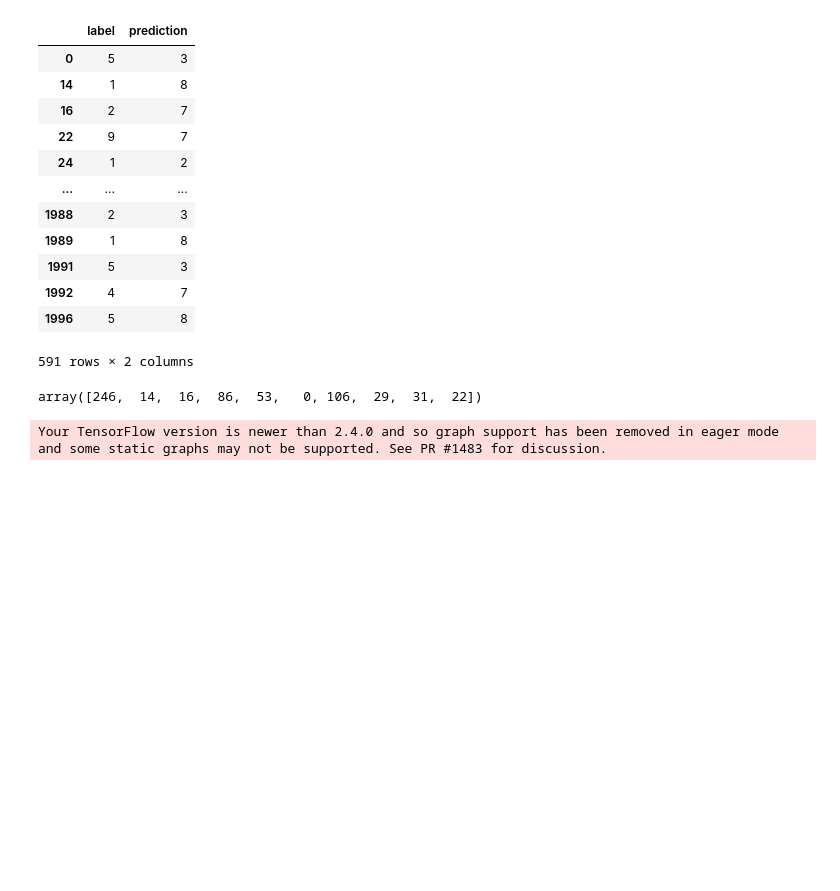
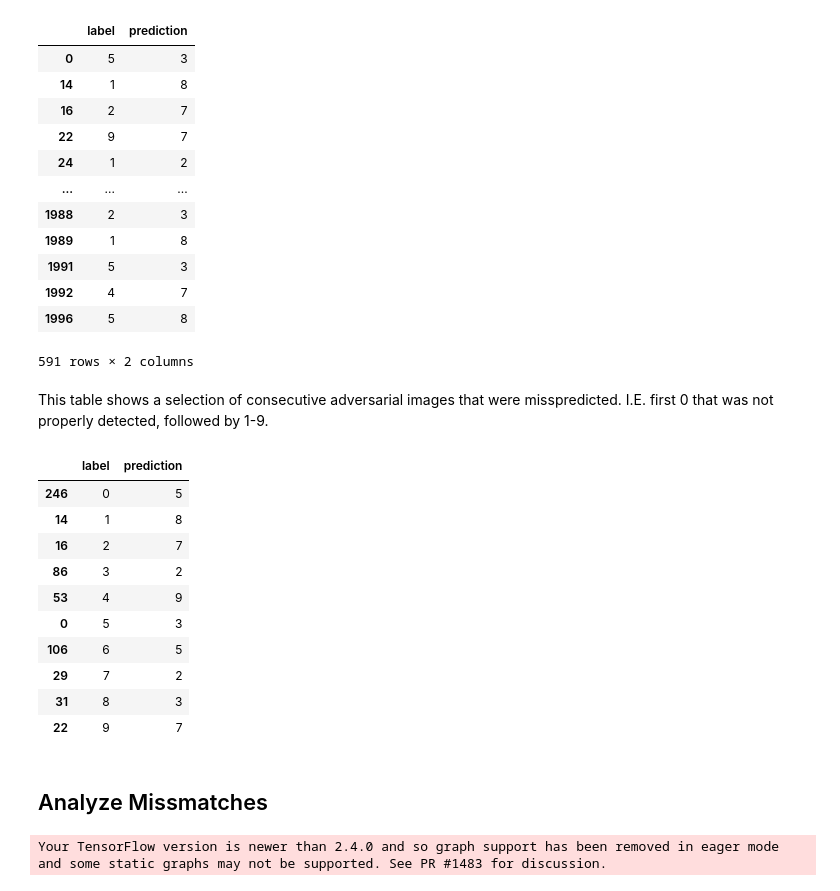
Before and after one commit to raffaelschmid/xai-adversarial-attack, a Jupyter notebook: notebook/evaluation/04_explain_shap_adversarial_images.ipynb, the cells around one changed output. Cells and saved outputs as stored; diff of their text form; code cells hidden in the pictures; blank space fills up the shorter version.

Commit message:
explain adversarial images

```diff
--- a/notebook/evaluation/04_explain_shap_adversarial_images.ipynb
+++ b/notebook/evaluation/04_explain_shap_adversarial_images.ipynb
@@ -37,12 +43,28 @@ wrong_predictions
 | 1992 | 4 | 7 |
 | 1996 | 5 | 8 |
 591 rows × 2 columns
+# %% [markdown]
+This table shows a selection of consecutive adversarial images that were misspredicted. I.E. first 0 that was not properly detected, followed by 1-9.
 # %%
 
-first_occurence(label[missmatches])
-#display_dataframe(images[first_occurence(label)])
+concat([
+    label.iloc[first_occurence(label[missmatches])],
+    prediction.iloc[first_occurence(label[missmatches])],
+], axis=1)
 # %% [output]
-array([246,  14,  16,  86,  53,   0, 106,  29,  31,  22])
+|  | label | prediction |
+| 246 | 0 | 5 |
+| 14 | 1 | 8 |
+| 16 | 2 | 7 |
+| 86 | 3 | 2 |
+| 53 | 4 | 9 |
+| 0 | 5 | 3 |
+| 106 | 6 | 5 |
+| 29 | 7 | 2 |
+| 31 | 8 | 3 |
+| 22 | 9 | 7 |
+# %% [markdown]
+## Analyze Missmatches
 # %%
 plot_shap(model, images[first_occurence(label[missmatches])])
 # %% [output]
```
Also changed, not shown: parts of 4 cells of this notebook, 1 other file.
